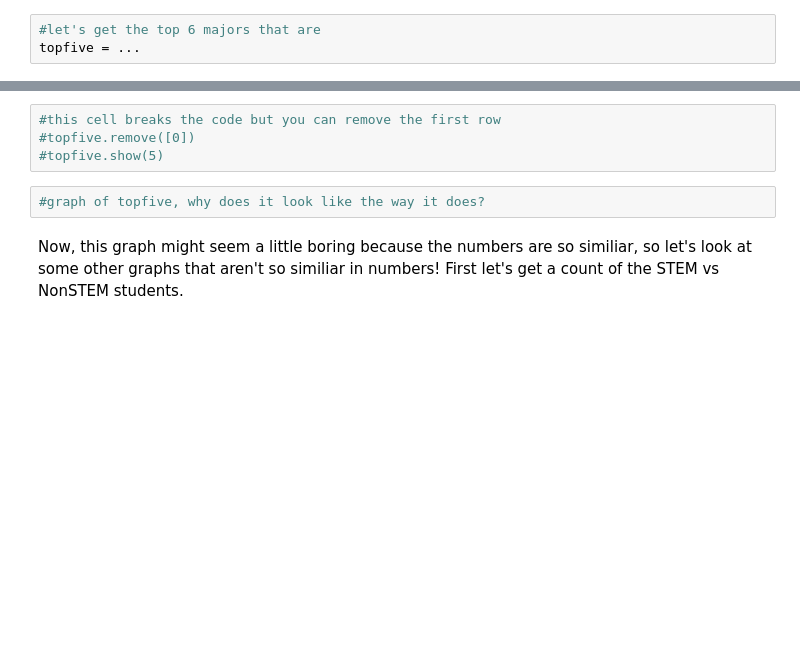
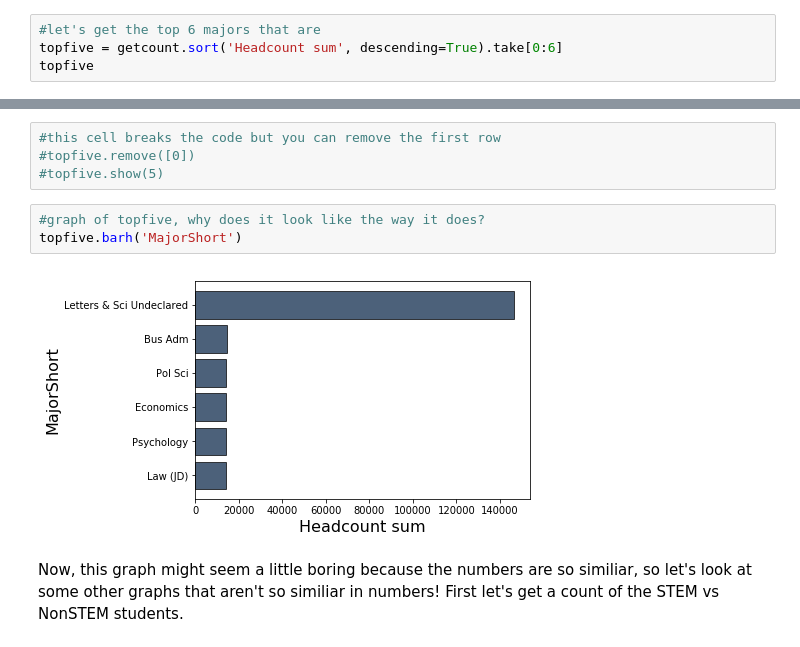
Before and after one commit to catherinelgee/CSK-curriculum, a Jupyter notebook: data_seminar/csk_data_sem.ipynb, the cells around one changed output, grey strips where cells are left out. Drawn from its saved outputs; the diff is of its cells as text; blank space fills up the shorter version.

```diff
--- a/data_seminar/csk_data_sem.ipynb
+++ b/data_seminar/csk_data_sem.ipynb
@@ -149,4 +228,5 @@ We can use `t.barh(label)` to see a horizontal bar graph of all the rows in our
 As we can see though, this graph is far too large to be useful to anyone! Let's use a new table operation called `.sort(label)` to look at the data a little more closely. We are also going to use `take[]` which allows us to select a number of **rows** instead of columns.
 # %%
 #let's get the top 6 majors that are
-topfive = ...
+topfive = getcount.sort('Headcount sum', descending=True).take[0:6]
+topfive
@@ -156,5 +244,8 @@ topfive = ...
 #topfive.show(5)
 # %%
 #graph of topfive, why does it look like the way it does?
+topfive.barh('MajorShort')
+# %% [output]
+[figure, added]
 # %% [markdown]
 Now, this graph might seem a little boring because the numbers are so similiar, so let's look at some other graphs that aren't so similiar in numbers! First let's get a count of the STEM vs NonSTEM students.
```
Also changed, not shown: parts of 22 cells of this notebook, 7 other files.
